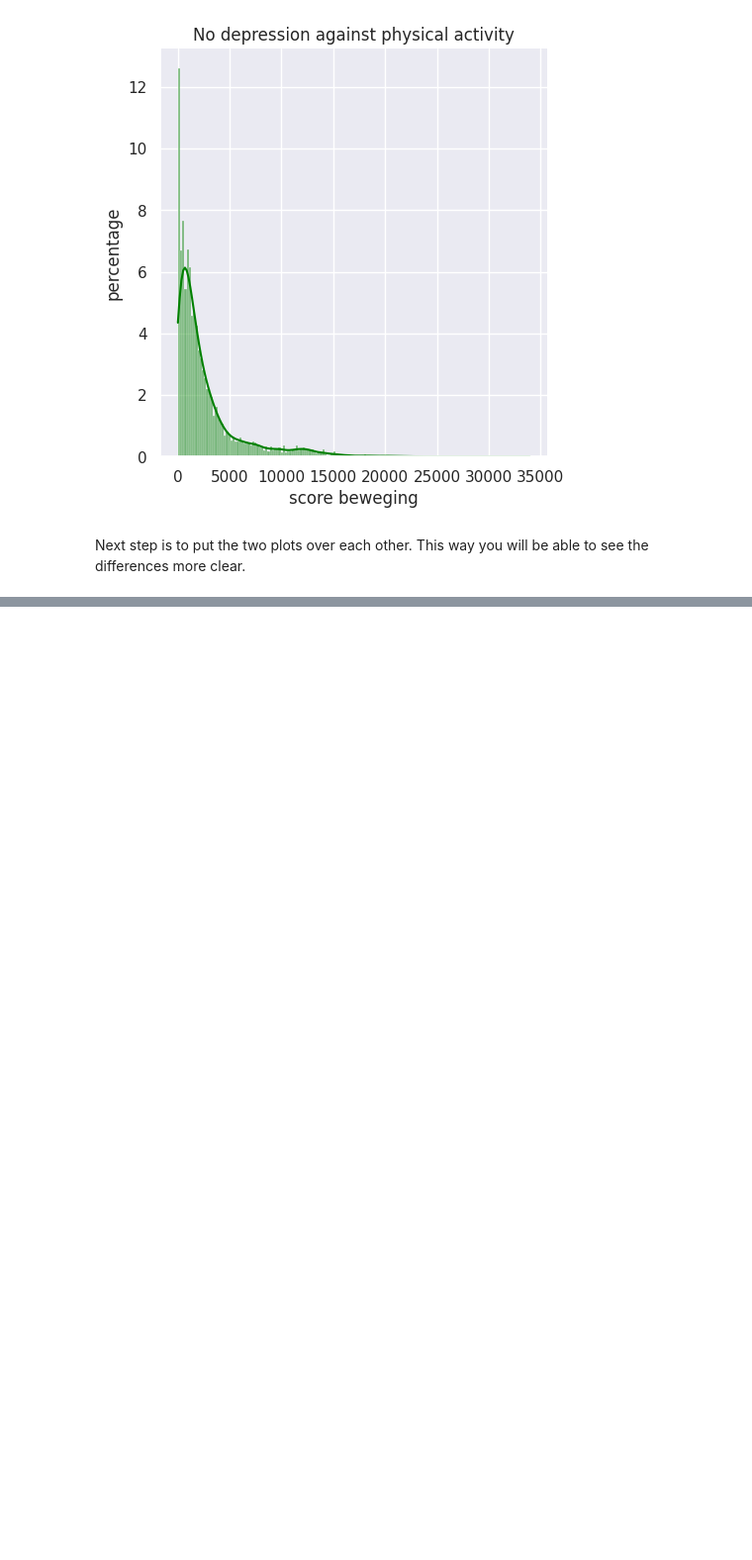
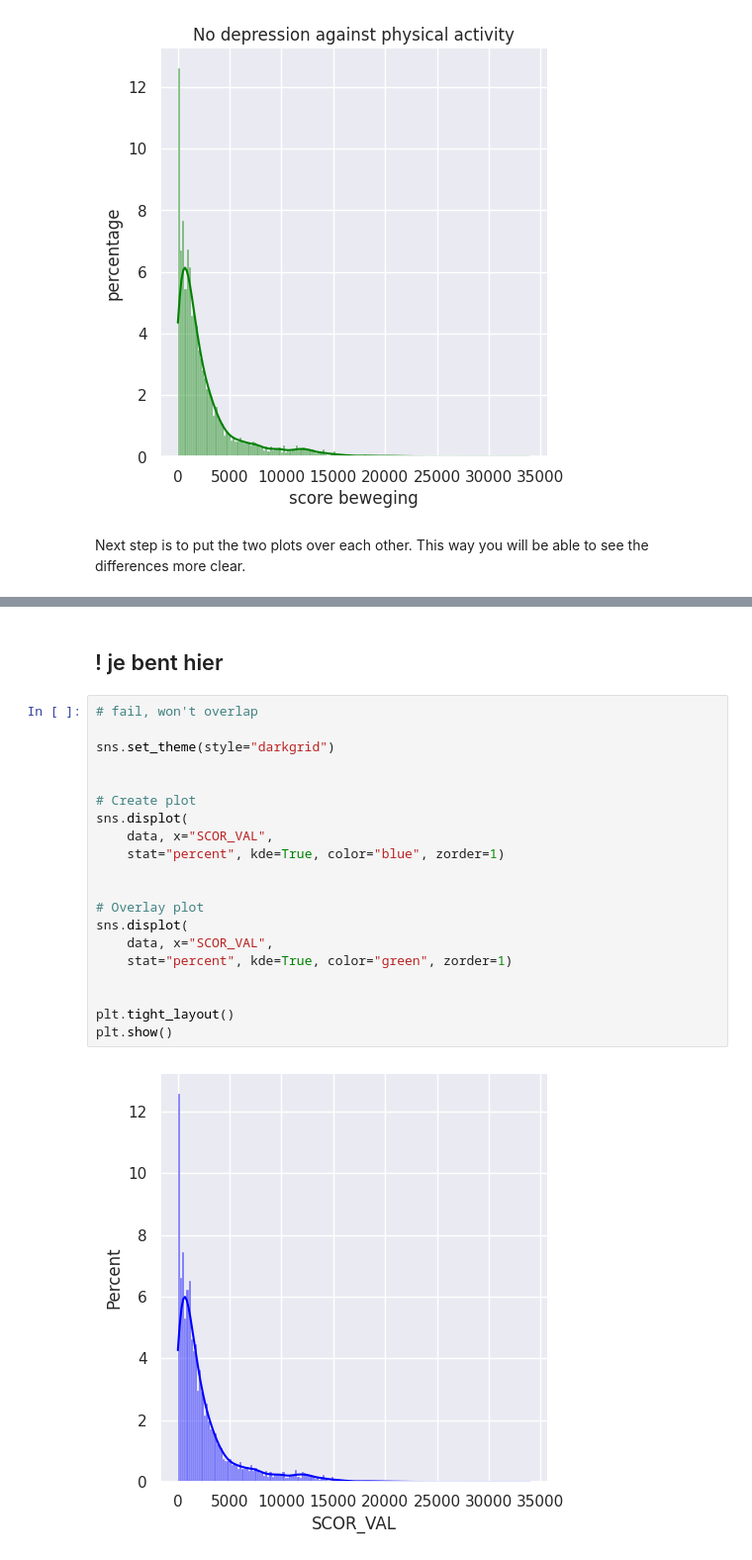
Before and after one commit to irisineke/Lifelines, a Jupyter notebook: logboek.ipynb, the cells around one changed output, grey strips where cells are left out. Shown at 99% size. Cells and saved outputs as stored; diff of their text form; blank space fills up the shorter version.

```diff
--- a/logboek.ipynb
+++ b/logboek.ipynb
@@ -333,0 +403,24 @@ depression_grouped_data = data.groupby(by="DEPRESSION_T1")
+# %% [markdown]
+## ! je bent hier
+# %%
+# fail, won't overlap
+
+sns.set_theme(style="darkgrid")
+
+
+# Create plot
+sns.displot(
+    data, x="SCOR_VAL",
+    stat="percent", kde=True, color="blue", zorder=1)
+
+
+# Overlay plot
+sns.displot(
+    data, x="SCOR_VAL",
+    stat="percent", kde=True, color="green", zorder=1)
+
+
+plt.tight_layout()
+plt.show()
+# %% [output]
+[figure, added]
```
Also changed, not shown: parts of 16 cells of this notebook, 1 other file.
